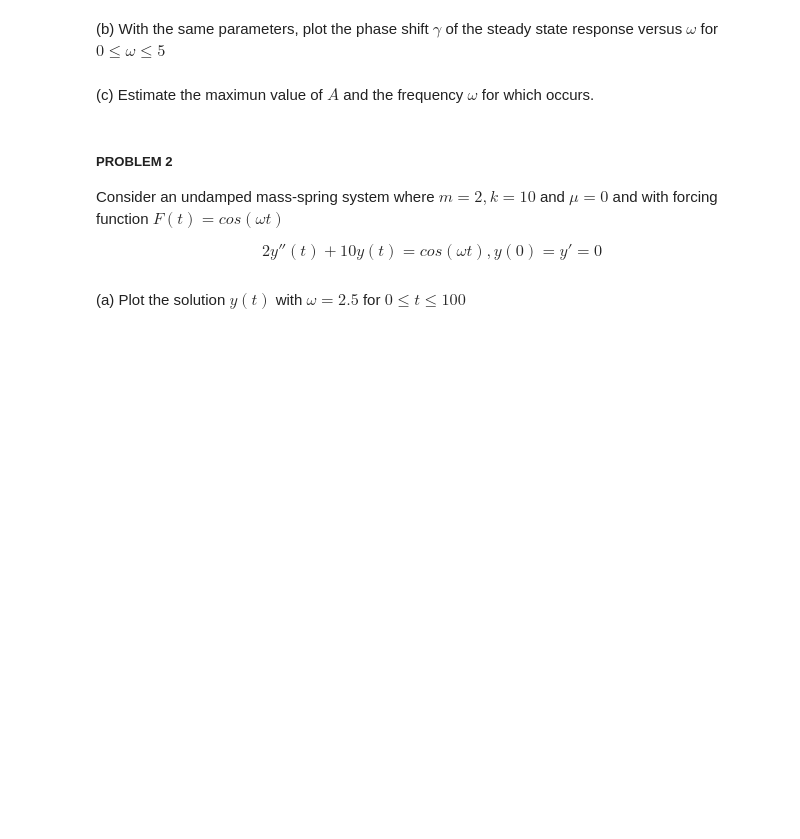
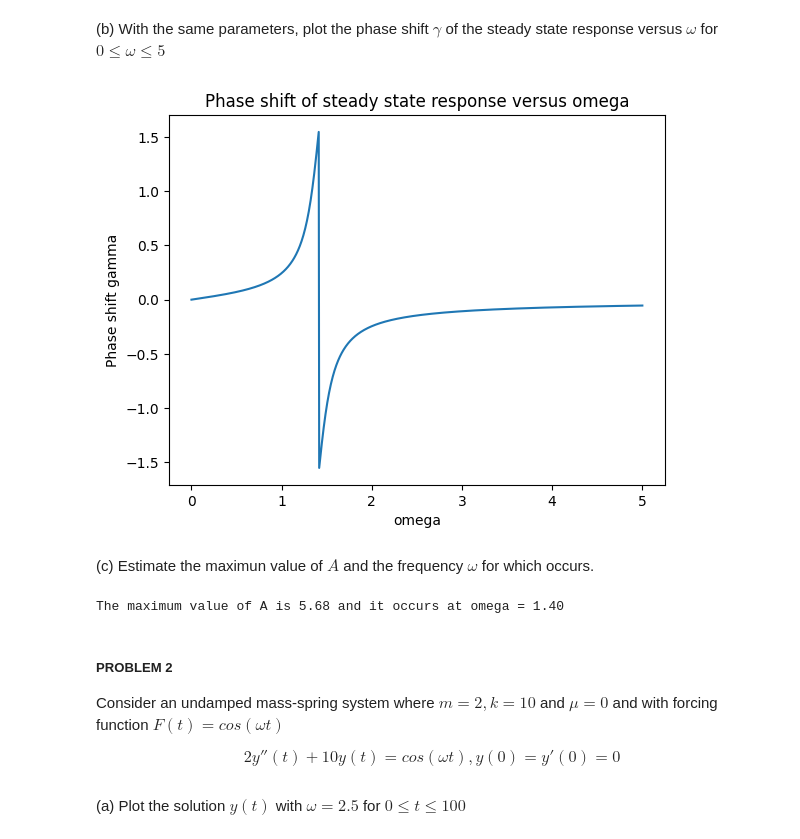
Before and after one commit to ChenghengLi/33B-OD, a Jupyter notebook: Computational Homework/HW2.ipynb, the cells around one changed output. Cells and saved outputs as stored; diff of their text form; code cells hidden in the pictures; blank space fills up the shorter version.

```diff
--- a/Computational Homework/HW2.ipynb
+++ b/Computational Homework/HW2.ipynb
@@ -42,14 +91,64 @@ $$
 # %% [markdown]
 (b) With the same parameters, plot the phase shift $\gamma$ of the steady state response versus $\omega$ for $0 \leq \omega \leq 5$
+# %%
+# Define the given parameters
+m = 4
+mu = 1
+k = 8
+F_0 = 8
+
+# Define the range of omega values to plot
+omega_vals = np.linspace(0, 5, 1000)
+
+# Calculate the phase shift gamma for each value of omega
+p = mu / (2 * m)
+omega_0 = np.sqrt(k / m)
+gamma = np.arctan(2 * omega_vals * p / (omega_0**2 - omega_vals**2))
+
+# Plot the phase shift gamma versus omega
+plt.plot(omega_vals, gamma)
+plt.xlabel('omega')
+plt.ylabel('Phase shift gamma')
+plt.title('Phase shift of steady state response versus omega')
+plt.show()
+# %% [output]
+[figure, added]
 # %% [markdown]
 (c) Estimate the maximun value of $A$ and the frequency $\omega$ for which occurs.
+# %%
+# Define the given parameters
+m = 4
+mu = 1
+k = 8
+F_0 = 8
+
+# Define the range of omega values to plot
+omega_vals = np.linspace(0, 5, 10000)
+
+# Calculate the amplitude A for each value of omega
+p = mu / (2 * m)
+omega_0 = np.sqrt(k / m)
+gamma = np.arctan(2 * omega_vals * p / (omega_0**2 - omega_vals**2))
+A = F_0 / (m * np.sqrt((2 * omega_vals * p)**2 + (omega_0**2 - omega_vals**2)**2))
+
+# Find the maximum value of A and its index
+max_A_index = np.argmax(A)
+max_A = A[max_A_index]
+
+# Find the corresponding value of omega
+max_omega = omega_vals[max_A_index]
+
+# Print the results
+print(f"The maximum value of A is {max_A:.2f} and it occurs at omega = {max_omega:.2f}")
+# %% [output]
+The maximum value of A is 5.68 and it occurs at omega = 1.40
 # %% [markdown]
 ##### PROBLEM 2
 
 Consider an undamped mass-spring system where $m = 2, k = 10$ and $\mu = 0$ and with forcing function $F(t) = cos(\omega t)$
 
 $$
-2y{''}(t) + 10y(t) = cos(\omega t), y(0) = y{'}=0
+2y{''}(t) + 10y(t) = cos(\omega t), y(0) = y{'}(0)=0
 $$
 # %% [markdown]
 (a) Plot the solution $y(t)$ with $\omega = 2.5$ for $0 \leq t \leq 100$
```
Also changed, not shown: parts of 5 cells of this notebook.
